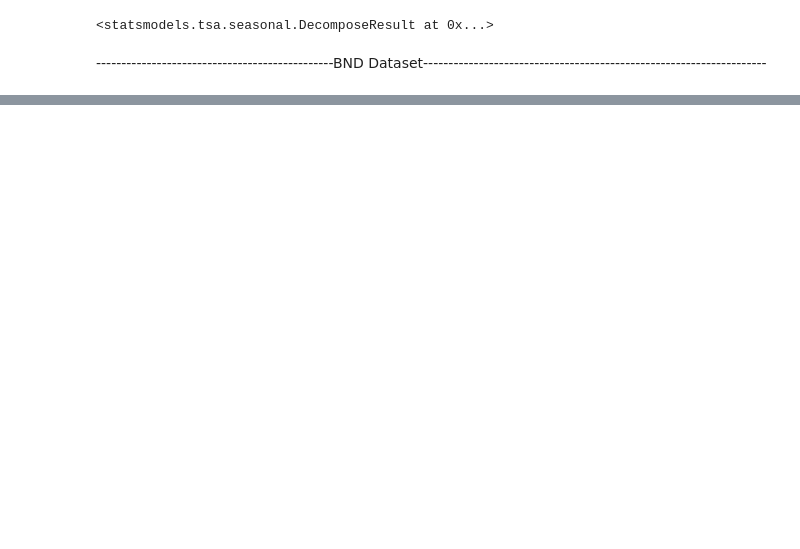
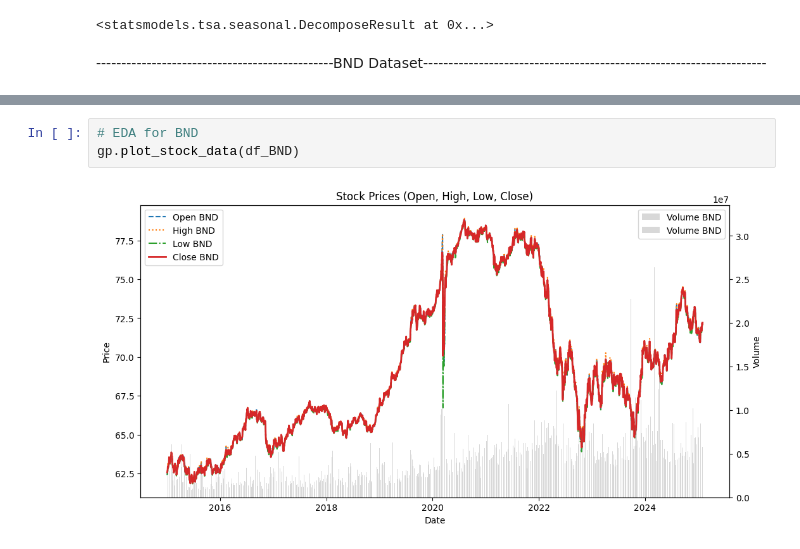
Before and after one commit to Nahom-ketsela/kaim-week-11, a Jupyter notebook: notebook/GMF_analysis.ipynb, the cells around one changed output, grey strips where cells are left out. Drawn from its saved outputs; the diff is of its cells as text; blank space fills up the shorter version.

```diff
--- a/notebook/GMF_analysis.ipynb
+++ b/notebook/GMF_analysis.ipynb
@@ -169,0 +219,5 @@ df_BND.head()
+# %%
+# EDA for BND
+gp.plot_stock_data(df_BND)
+# %% [output]
+[figure, added]
```
Also changed, not shown: parts of 13 cells of this notebook, 1 other file.
